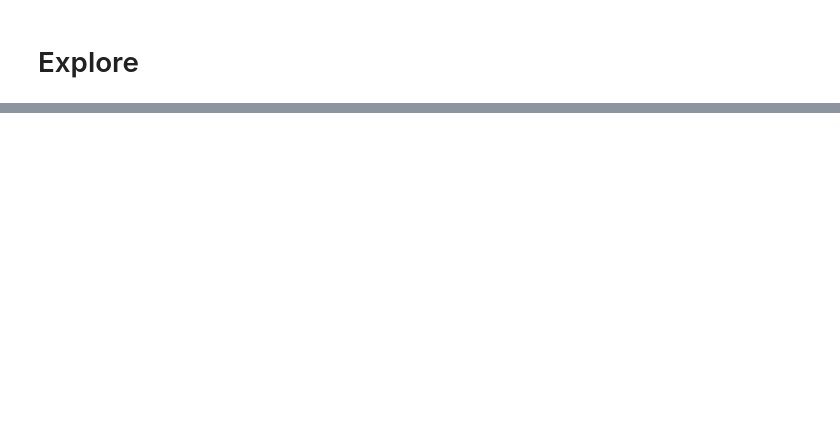
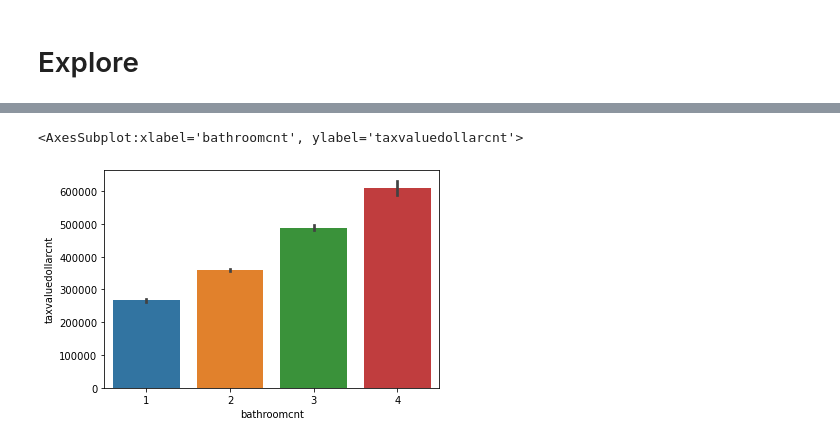
Before and after one commit to wheelerjoshua/zillow_regression_project, a Jupyter notebook: zillow_regression_workbook.ipynb, the cells around one changed output, grey strips where cells are left out. Cells and saved outputs as stored; diff of their text form; code cells hidden in the pictures; blank space fills up the shorter version.

```diff
--- a/zillow_regression_workbook.ipynb
+++ b/zillow_regression_workbook.ipynb
@@ -232,0 +328,5 @@ explore.plot_variable_pairs(train)
+# %%
+sns.barplot(x = 'bathroomcnt',y='taxvaluedollarcnt',data=train)
+# %% [output]
+<AxesSubplot:xlabel='bathroomcnt', ylabel='taxvaluedollarcnt'>
+[figure, added]
```
Also changed, not shown: parts of 56 cells of this notebook, 2 other files.
